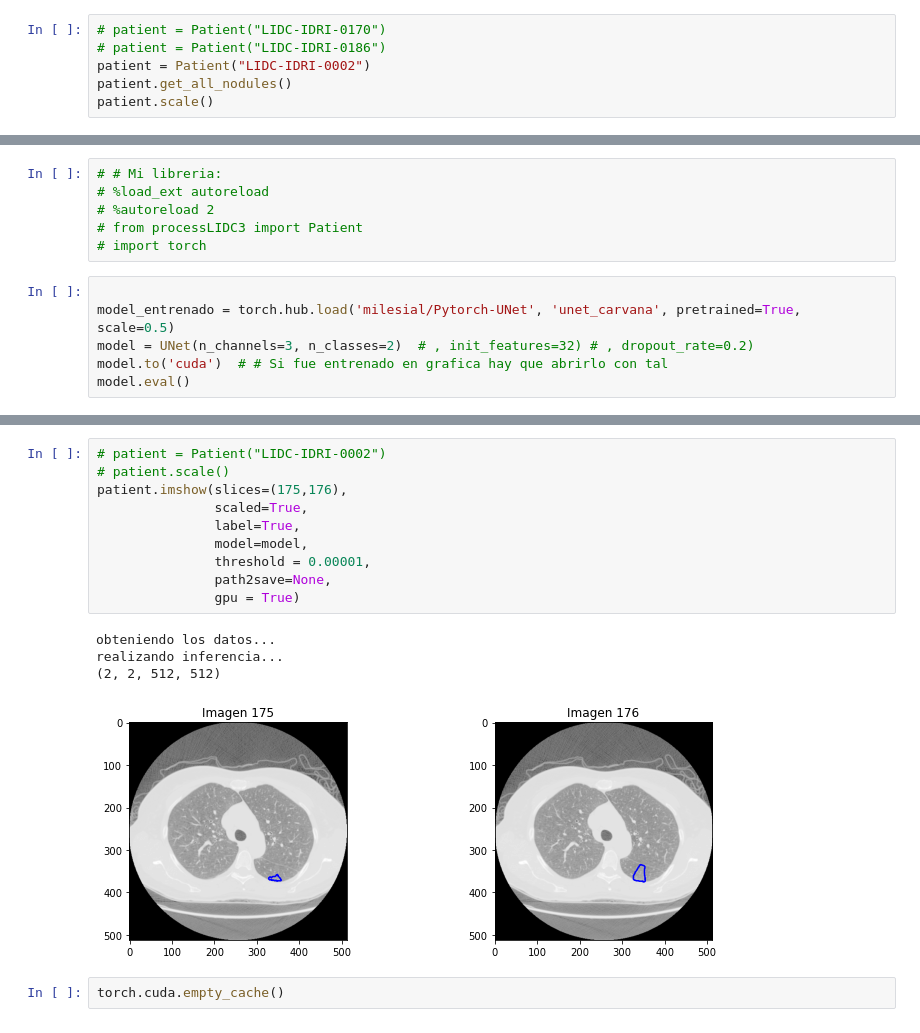
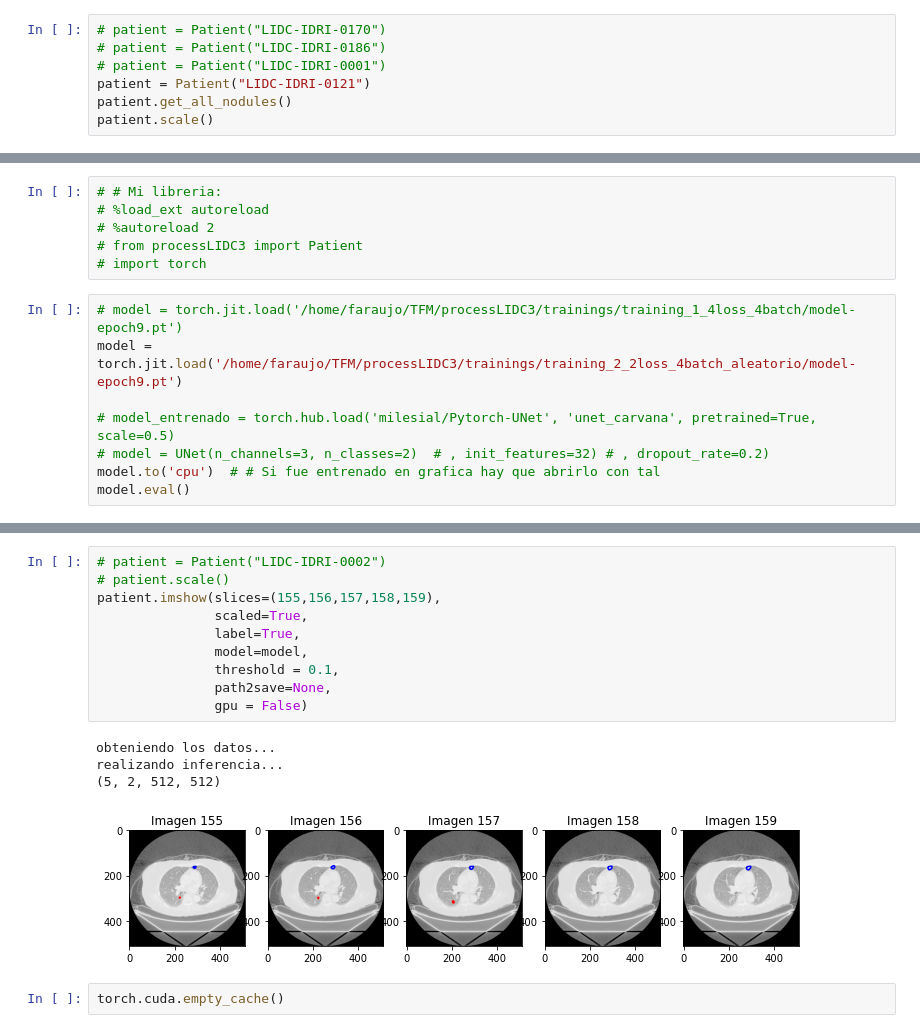
Before and after one commit to abelBEDOYA/processLIDC3, a Jupyter notebook: app/main_inspect.ipynb, the cells around one changed output, grey strips where cells are left out. Saved outputs shown, nothing was run; the diff lists cells and outputs as text.

```diff
--- a/app/main_inspect.ipynb
+++ b/app/main_inspect.ipynb
@@ -19,7 +22,8 @@ from processLIDC3 import Patient
 # %%
 # patient = Patient("LIDC-IDRI-0170")
 # patient = Patient("LIDC-IDRI-0186")
-patient = Patient("LIDC-IDRI-0002")
+# patient = Patient("LIDC-IDRI-0001")
+patient = Patient("LIDC-IDRI-0121")
 patient.get_all_nodules()
 patient.scale()
 # %% [output]
@@ -47,9 +57,11 @@ ___________________________________
 # from processLIDC3 import Patient
 # import torch
 # %%
+# model = torch.jit.load('/home/faraujo/TFM/processLIDC3/trainings/training_1_4loss_4batch/model-epoch9.pt')
+model = torch.jit.load('/home/faraujo/TFM/processLIDC3/trainings/training_2_2loss_4batch_aleatorio/model-epoch9.pt')
 
-model_entrenado = torch.hub.load('milesial/Pytorch-UNet', 'unet_carvana', pretrained=True, scale=0.5)
-model = UNet(n_channels=3, n_classes=2)  # , init_features=32) # , dropout_rate=0.2)
-model.to('cuda')  # # Si fue entrenado en grafica hay que abrirlo con tal
+# model_entrenado = torch.hub.load('milesial/Pytorch-UNet', 'unet_carvana', pretrained=True, scale=0.5)
+# model = UNet(n_channels=3, n_classes=2)  # , init_features=32) # , dropout_rate=0.2)
+model.to('cpu')  # # Si fue entrenado en grafica hay que abrirlo con tal
 model.eval()
 # %% [output]
@@ -80,18 +94,18 @@ obteniendo los datos...
 # %%
 # patient = Patient("LIDC-IDRI-0002")
 # patient.scale()
-patient.imshow(slices=(175,176),
+patient.imshow(slices=(155,156,157,158,159),
                scaled=True,
                label=True,
                model=model,
-               threshold = 0.00001,
+               threshold = 0.1,
                path2save=None,
-               gpu = True)
+               gpu = False)
 # %% [output]
 obteniendo los datos...
 realizando inferencia...
-(2, 2, 512, 512)
+(5, 2, 512, 512)
-[figure, old version]
+[figure, new version]
 # %%
 torch.cuda.empty_cache()
 # %%
```
Also changed, not shown: parts of 5 cells of this notebook.
